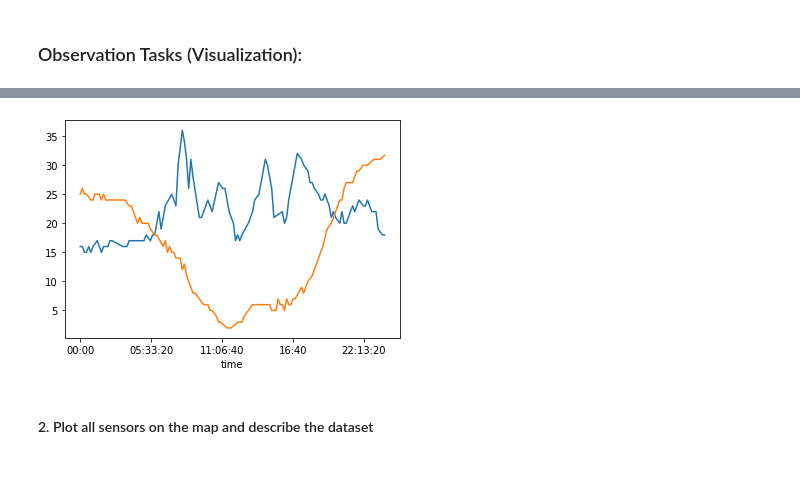
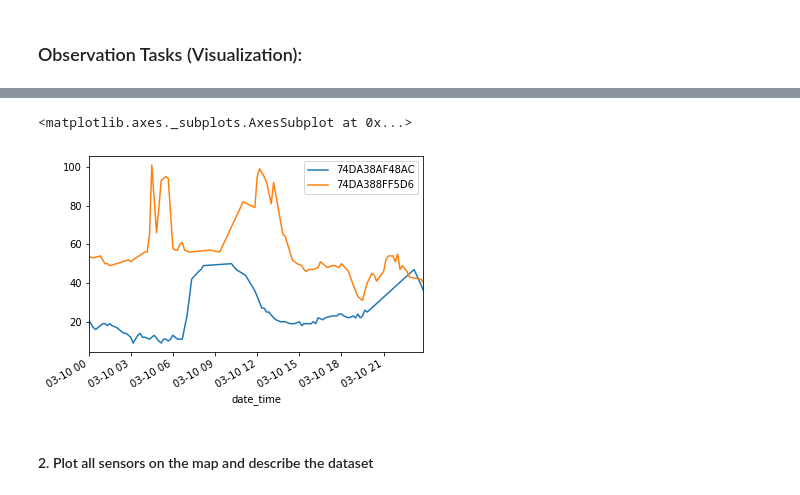
Before and after one commit to Silence1995/Data-Mining-and-Machine-Learning, a Jupyter notebook: Homework_0.ipynb, the cells around one changed output, grey strips where cells are left out. Drawn from its saved outputs; the diff is of its cells as text; code cells hidden in the pictures.

```diff
--- a/Homework_0.ipynb
+++ b/Homework_0.ipynb
@@ -292,12 +286,30 @@ df1.head()
-# %%
-device1 = df1[(df1.Date.astype(str)=='2017-03-06') & (df1.device_id.astype(str)=='28C2DDDD3FE7')]
-device2 = df1[(df1.Date.astype(str)=='2017-03-06') & (df1.device_id.astype(str)=='801F02000010')]
-
-
-plt.plot(device1['Hour'], device1['PM2.5'],device2['Hour'], device2['PM2.5'])
-plt.show()
-# %% [output]
-[figure, removed]
+# %%
+Sensor1_id = '74DA38AF48AC'
+Sensor2_id = '74DA388FF5D6'
+
+Sensor1_df = df1[(df1['device_id'] == Sensor1_id )]
+Sensor1_df = Sensor1_df[(Sensor1_df['date_time'].str.startswith('2017-03-10', na=False))]
+Sensor1_df = Sensor1_df.loc[:,['date_time','PM2.5']]
+Sensor1_df.rename(columns = {'PM2.5':Sensor1_id}, inplace = True)
+
+Sensor1_df['date_time'] = pd.to_datetime(Sensor1_df['date_time'])
+Sensor1_df = Sensor1_df.set_index('date_time')
+
+
+Sensor2_df = df1[(df1['device_id'] == Sensor2_id)]
+Sensor2_df = Sensor2_df[(Sensor2_df['date_time'].str.startswith('2017-03-10', na=False))]
+Sensor2_df = Sensor2_df.loc[:,['date_time','PM2.5']]
+Sensor2_df.rename(columns = {'PM2.5':Sensor2_id }, inplace = True)
+Sensor2_df['date_time'] = pd.to_datetime(Sensor2_df['date_time'])
+Sensor2_df = Sensor2_df.set_index('date_time')
+
+
+
+ax = Sensor1_df.plot()
+Sensor2_df .plot(ax=ax)
+# %% [output]
+<matplotlib.axes._subplots.AxesSubplot at 0x...>
+[figure, added]
 # %% [markdown]
 #### 2. Plot all sensors on the map and describe the dataset
 # %%
```
Also changed, not shown: parts of 11 cells of this notebook, 3 other files.
